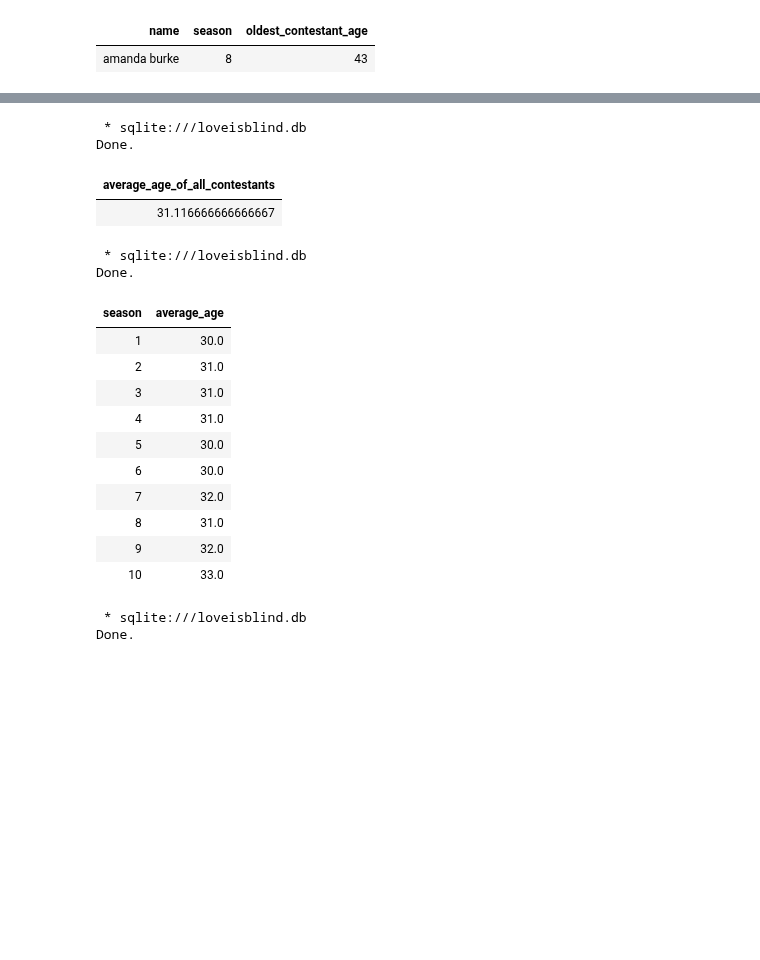
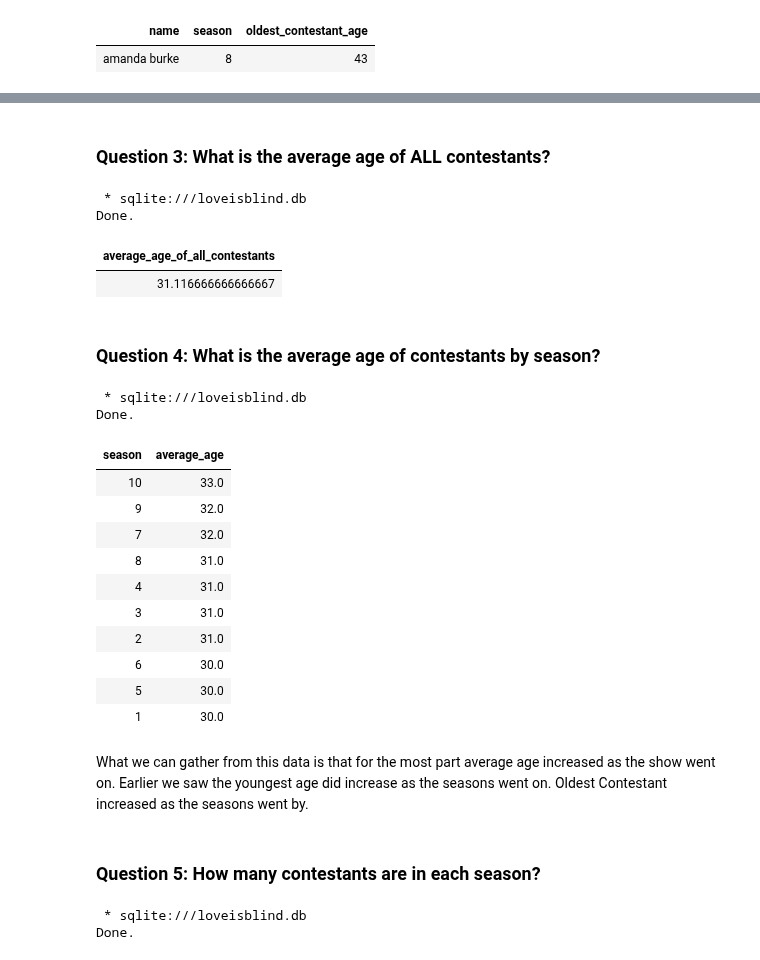
Before and after one commit to ZeeThomas/Love-Is-Blind-Analysis, a Jupyter notebook: analysisV0.ipynb, the cells around one changed output, grey strips where cells are left out. Saved outputs shown, nothing was run; the diff lists cells and outputs as text; code cells hidden in the pictures; blank space fills up the shorter version.

```diff
--- a/analysisV0.ipynb
+++ b/analysisV0.ipynb
@@ -84,2 +132,4 @@ Done.
+# %% [markdown]
+### Question 3: What is the average age of ALL contestants?
 # %%
 %%sql
@@ -91,25 +141,32 @@ FROM contestants;
 Done.
 | average_age_of_all_contestants |
 | 31.116666666666667 |
+# %% [markdown]
+### Question 4: What is the average age of contestants by season?
 # %%
 %%sql
---Question 4: Average age of contestants by season
+--
 SELECT season, round(AVG(age), 0) as average_age
 FROM contestants
-GROUP BY season;
+GROUP BY season
+ORDER BY average_age DESC;
 # %% [output]
  * sqlite:///loveisblind.db
 Done.
 | season | average_age |
-| 1 | 30.0 |
-| 2 | 31.0 |
-| 3 | 31.0 |
-| 4 | 31.0 |
-| 5 | 30.0 |
-| 6 | 30.0 |
+| 10 | 33.0 |
+| 9 | 32.0 |
 | 7 | 32.0 |
 | 8 | 31.0 |
-| 9 | 32.0 |
-| 10 | 33.0 |
+| 4 | 31.0 |
+| 3 | 31.0 |
+| 2 | 31.0 |
+| 6 | 30.0 |
+| 5 | 30.0 |
+| 1 | 30.0 |
+# %% [markdown]
+What we can gather from this data is that for the most part average age increased as the show went on. Earlier we saw the youngest age did increase as the seasons went on. Oldest Contestant increased as the seasons went by.
+# %% [markdown]
+### Question 5: How many contestants are in each season?
 # %%
 %%sql
```
Also changed, not shown: parts of 27 cells of this notebook, 2 other files.
